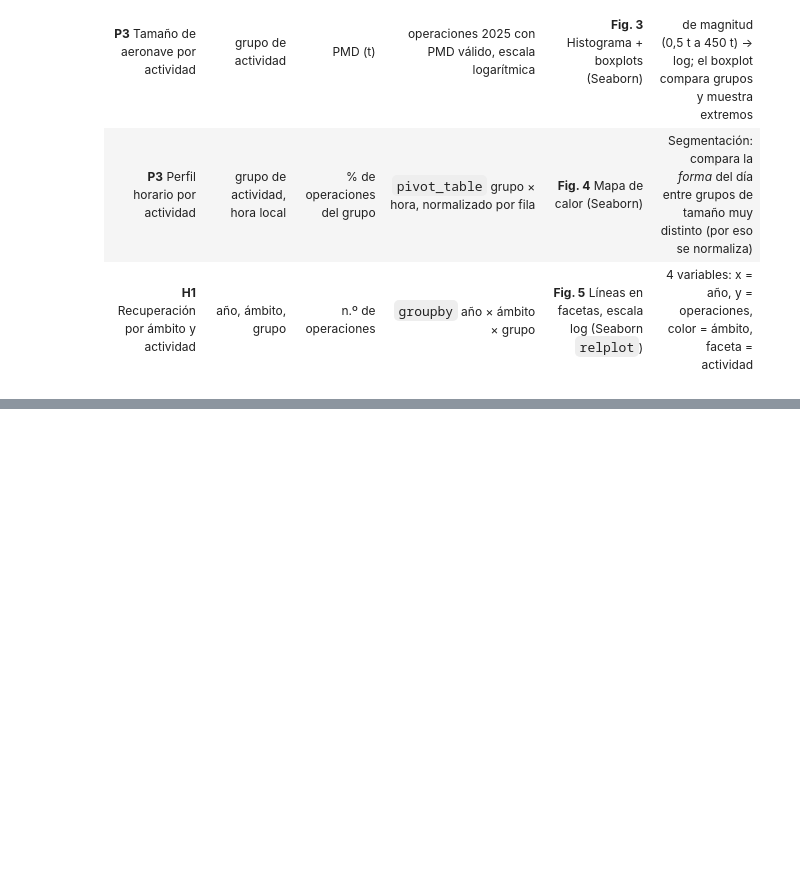
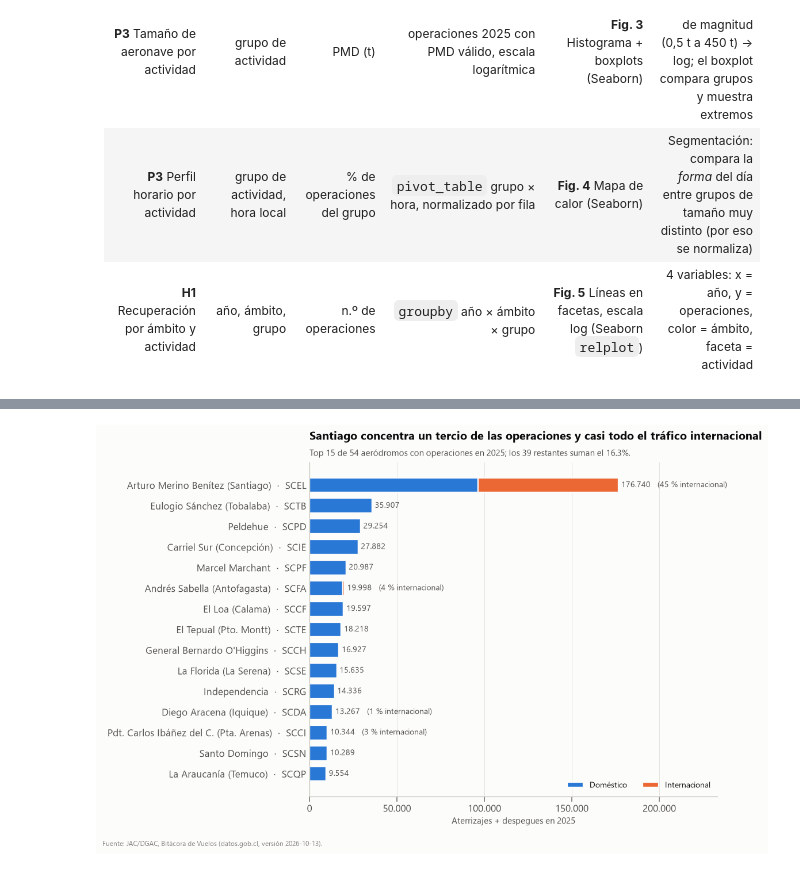
Before and after one commit to Gaboto1/visualizacion-transporte-rojas-gabriel, a Jupyter notebook: notebooks/evaluacion02.ipynb, the cells around one changed output, grey strips where cells are left out. Saved outputs shown, nothing was run; the diff lists cells and outputs as text; code cells hidden in the pictures; blank space fills up the shorter version.

```diff
--- a/notebooks/evaluacion02.ipynb
+++ b/notebooks/evaluacion02.ipynb
@@ -1139,0 +1144,30 @@ Matrículas con más de un modelo registrado: 2,004 de 13,833
+# %%
+TOP = 15
+f1 = agg_aer_ambito.head(TOP).iloc[::-1]
+nombres = dim_aer.set_index("oaci")["nombre_corto"]
+etiquetas = [f"{nombres.get(c, c)}  ·  {c}" for c in f1.index]
+resto = agg_aer_ambito["total"].iloc[TOP:].sum() / agg_aer_ambito["total"].sum()
+
+fig, ax = plt.subplots(figsize=(10, 6.8))
+ax.barh(etiquetas, f1["Doméstico"], color=st.COLOR_AMBITO["Doméstico"], height=0.72,
+        edgecolor=st.SUPERFICIE, linewidth=1.5, label="Doméstico")
+ax.barh(etiquetas, f1["Internacional"], left=f1["Doméstico"], color=st.COLOR_AMBITO["Internacional"],
+        height=0.72, edgecolor=st.SUPERFICIE, linewidth=1.5, label="Internacional")
+for i, (tot, pint) in enumerate(zip(f1["total"], f1["%_internacional"])):
+    txt = st.miles(tot) + (f"   ({pint:.0f} % internacional)" if pint >= 1 else "")
+    ax.text(tot + 1500, i, txt, va="center", fontsize=9, color=st.TINTA_2)
+ax.xaxis.set_major_formatter(mticker.FuncFormatter(st.miles))
+ax.set_xlim(0, f1["total"].max() * 1.32)
+ax.set_xlabel("Aterrizajes + despegues en 2025")
+ax.grid(axis="y", visible=False)
+ax.tick_params(axis="y", length=0)
+ax.legend(loc="lower right", ncols=2)
+ax.set_title("Santiago concentra un tercio de las operaciones y casi todo el tráfico internacional", pad=26)
+ax.text(0, 1.02, f"Top {TOP} de {len(agg_aer_ambito)} aeródromos con operaciones en 2025; los {len(agg_aer_ambito)-TOP} restantes suman el {resto:.1%}.",
+        transform=ax.transAxes, fontsize=9.5, color=st.TINTA_2)
+st.fuente(ax)
+fig.tight_layout(rect=(0, 0.03, 1, 1))
+st.guardar(fig, "fig1_mpl_operaciones_aerodromo_2025")
+plt.show()
+# %% [output]
+[figure, added]
```
Also changed, not shown: parts of 18 cells of this notebook, 5 other files.
